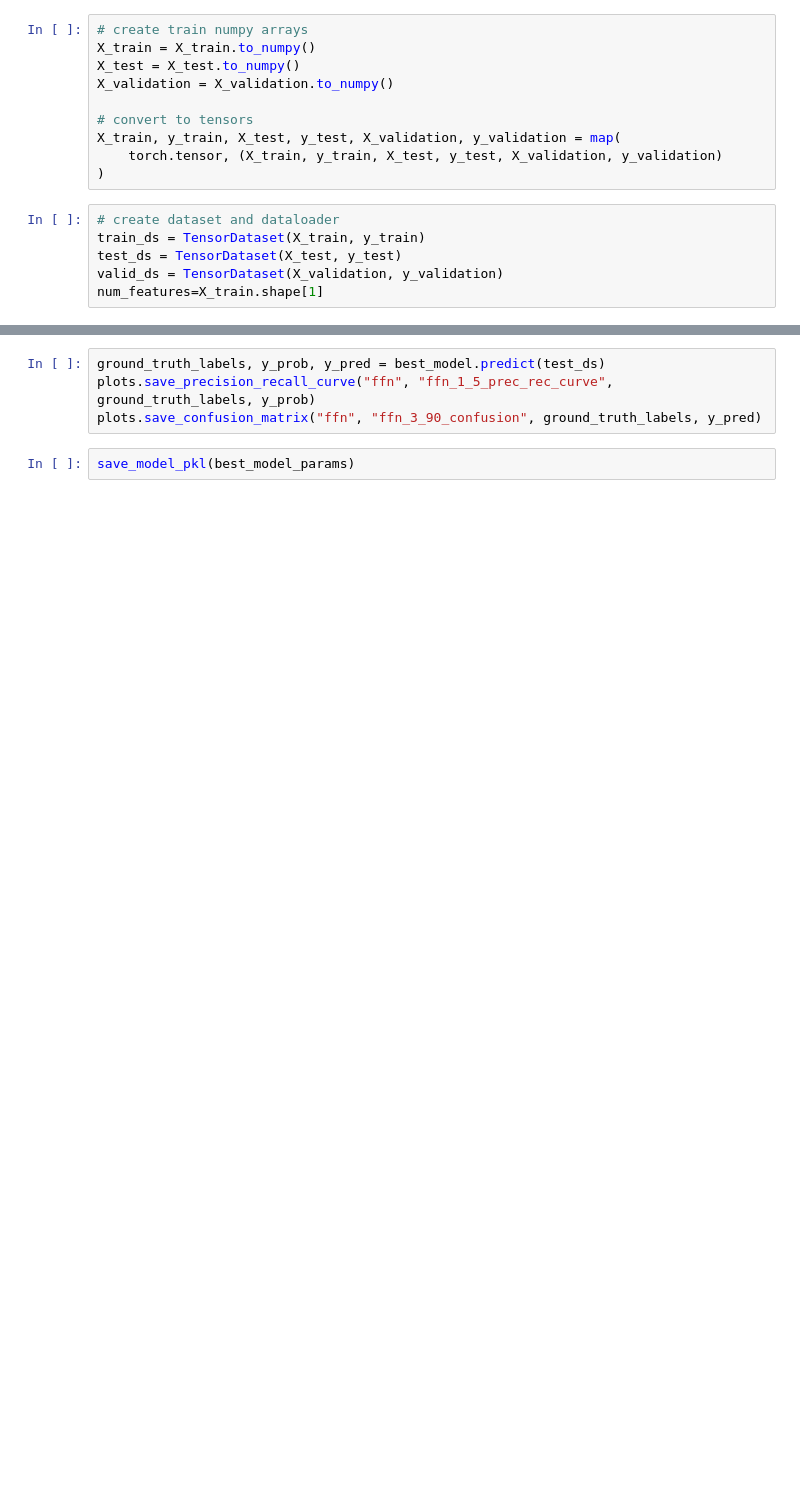
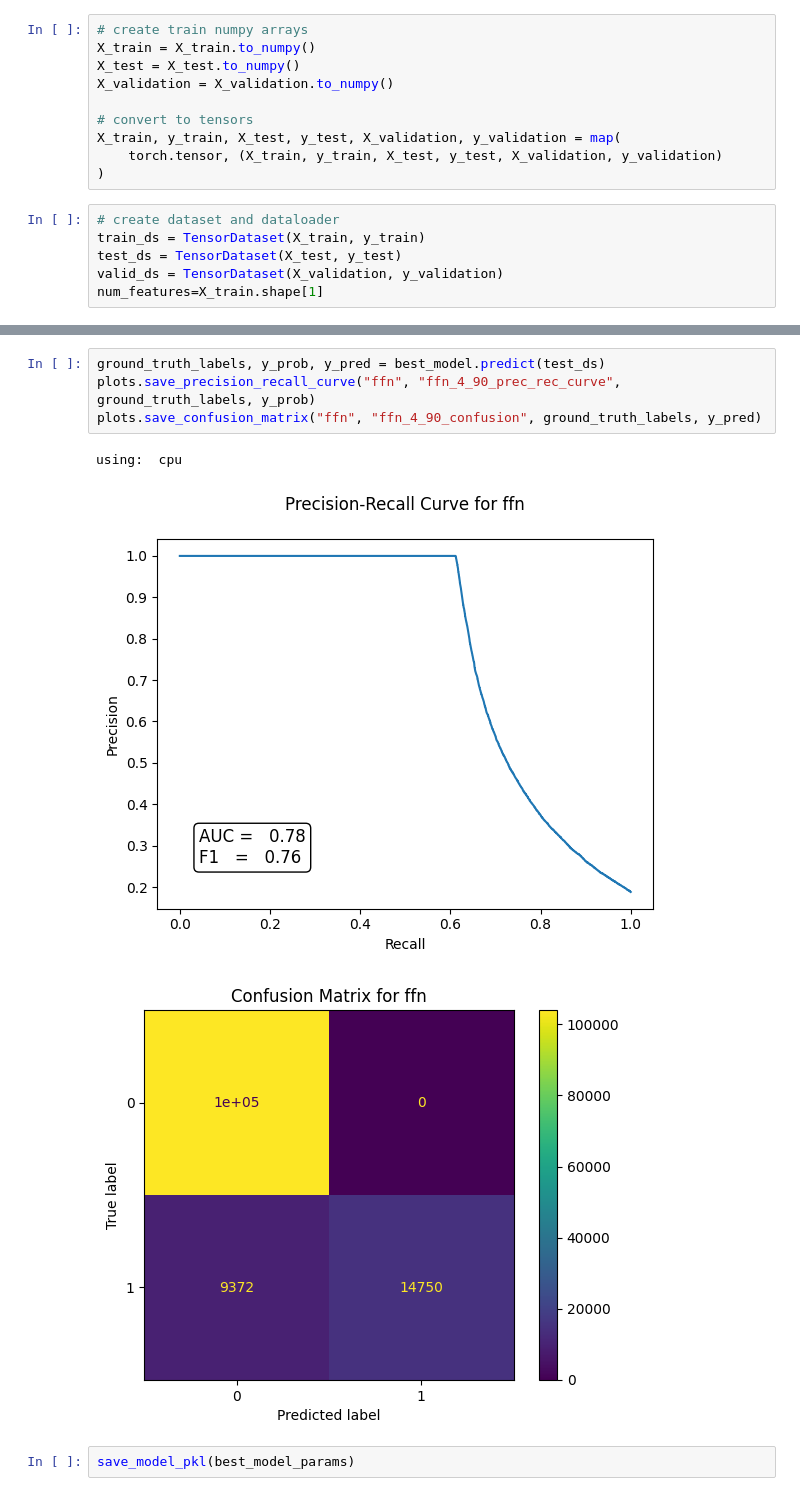
Before and after one commit to Noobify2012/CS6140-final-project, a Jupyter notebook: exploration/pytorch_model.ipynb, the cells around one changed output, grey strips where cells are left out. Cells and saved outputs as stored; diff of their text form; blank space fills up the shorter version.

```diff
--- a/exploration/pytorch_model.ipynb
+++ b/exploration/pytorch_model.ipynb
@@ -99,6 +203,10 @@ best_model_params, best_model = run_model(param_dict=params,
 # %%
 ground_truth_labels, y_prob, y_pred = best_model.predict(test_ds)
-plots.save_precision_recall_curve("ffn", "ffn_1_5_prec_rec_curve", ground_truth_labels, y_prob)
-plots.save_confusion_matrix("ffn", "ffn_3_90_confusion", ground_truth_labels, y_pred)
+plots.save_precision_recall_curve("ffn", "ffn_4_90_prec_rec_curve", ground_truth_labels, y_prob)
+plots.save_confusion_matrix("ffn", "ffn_4_90_confusion", ground_truth_labels, y_pred)
+# %% [output]
+using:  cpu
+[figure, added]
+[figure, added]
 # %%
 save_model_pkl(best_model_params)
```
Also changed, not shown: parts of 4 cells of this notebook, 6 other files.
